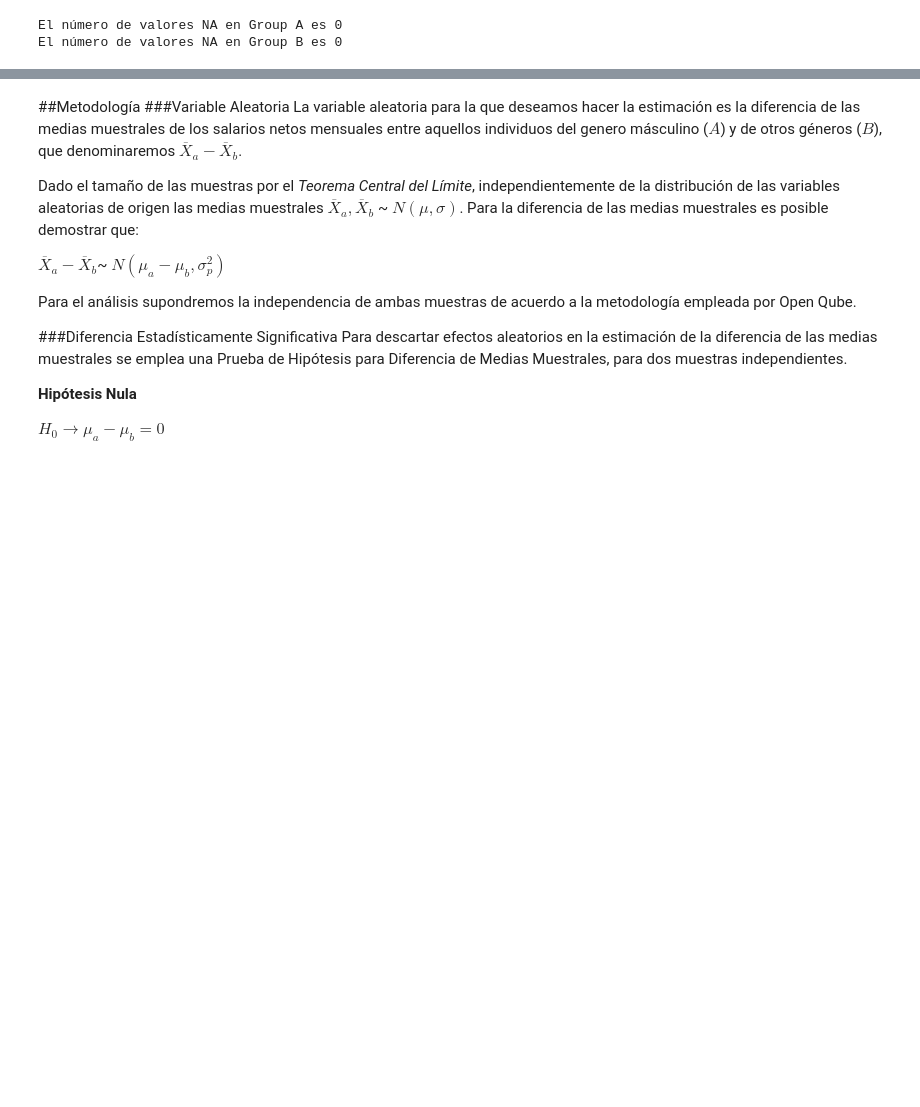
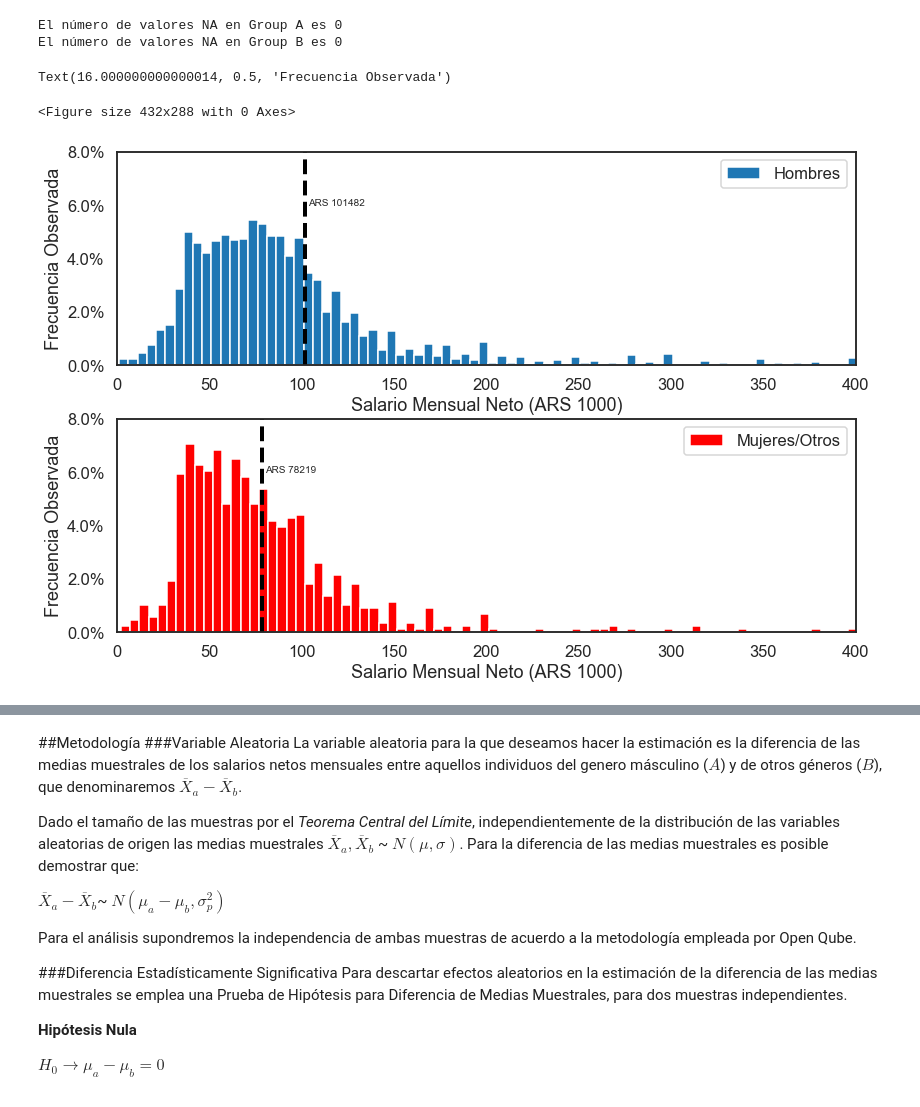
Before and after one commit to cgoviedo/Diplodatos, a Jupyter notebook: analisis_visualizacion/Entregable_Parte_2_Ejercicio_3.ipynb, the cells around one changed output, grey strips where cells are left out. Drawn from its saved outputs; the diff is of its cells as text; code cells hidden in the pictures; blank space fills up the shorter version.

```diff
--- a/analisis_visualizacion/Entregable_Parte_2_Ejercicio_3.ipynb
+++ b/analisis_visualizacion/Entregable_Parte_2_Ejercicio_3.ipynb
@@ -131,3 +115,47 @@ print (f"El número de valores NA en Group B es {groupB.isna().sum()}")
 # %% [output]
 El número de valores NA en Group A es 0
 El número de valores NA en Group B es 0
+# %%
+#@title Figura 1 - Histograma de Frecuencias
+df_muestra = df[(df.salary_monthly_NETO > 1000)]
+seaborn.set_style('white')
+seaborn.despine(left=True, bottom=True)
+
+binsiz = 5
+bins_A = int(np.ceil((np.max(groupA/1000) - np.min(groupA/1000))/binsiz))
+bins_B = int(np.ceil((np.max(groupB/1000) - np.min(groupB/1000))/binsiz))
+
+from matplotlib.ticker import PercentFormatter
+plt.figure(figsize=(12,8))
+
+plt.subplot(2,1,2)
+plt.hist(groupB/1000, weights=np.ones(len(groupB)) / len(groupB),label = 'Mujeres/Otros',bins = bins_B,color = 'red')
+plt.gca().yaxis.set_major_formatter(PercentFormatter(1))
+plt.legend()
+plt.xlim(0,4e2)
+plt.ylim(0,0.08)
+plt.tight_layout(2)
+
+plt.axvline(groupB.mean()/1000, color='black', linestyle='--',linewidth=4)
+plt.text(groupB.mean()/1000+2,0.06,f'ARS {round(groupB.mean())}')
+
+plt.xlabel("Salario Mensual Neto (ARS 1000)")
+plt.ylabel("Frecuencia Observada")
+
+plt.subplot(2,1,1)
+plt.hist(groupA/1000, weights=np.ones(len(groupA)) / len(groupA),label = 'Hombres',bins = bins_A)
+plt.gca().yaxis.set_major_formatter(PercentFormatter(1))
+plt.legend()
+plt.xlim(0,4e2)
+plt.ylim(0,0.08)
+plt.tight_layout(2)
+
+plt.axvline(groupA.mean()/1000, color="black", linestyle='--', linewidth=4)
+plt.text(groupA.mean()/1000+2,0.06,f'ARS {round(groupA.mean())}')
+
+plt.xlabel("Salario Mensual Neto (ARS 1000)")
+plt.ylabel("Frecuencia Observada")
+# %% [output]
+Text(16.000000000000014, 0.5, 'Frecuencia Observada')
+<Figure size 432x288 with 0 Axes>
+[figure, added]
```
Also changed, not shown: parts of 8 cells of this notebook.
